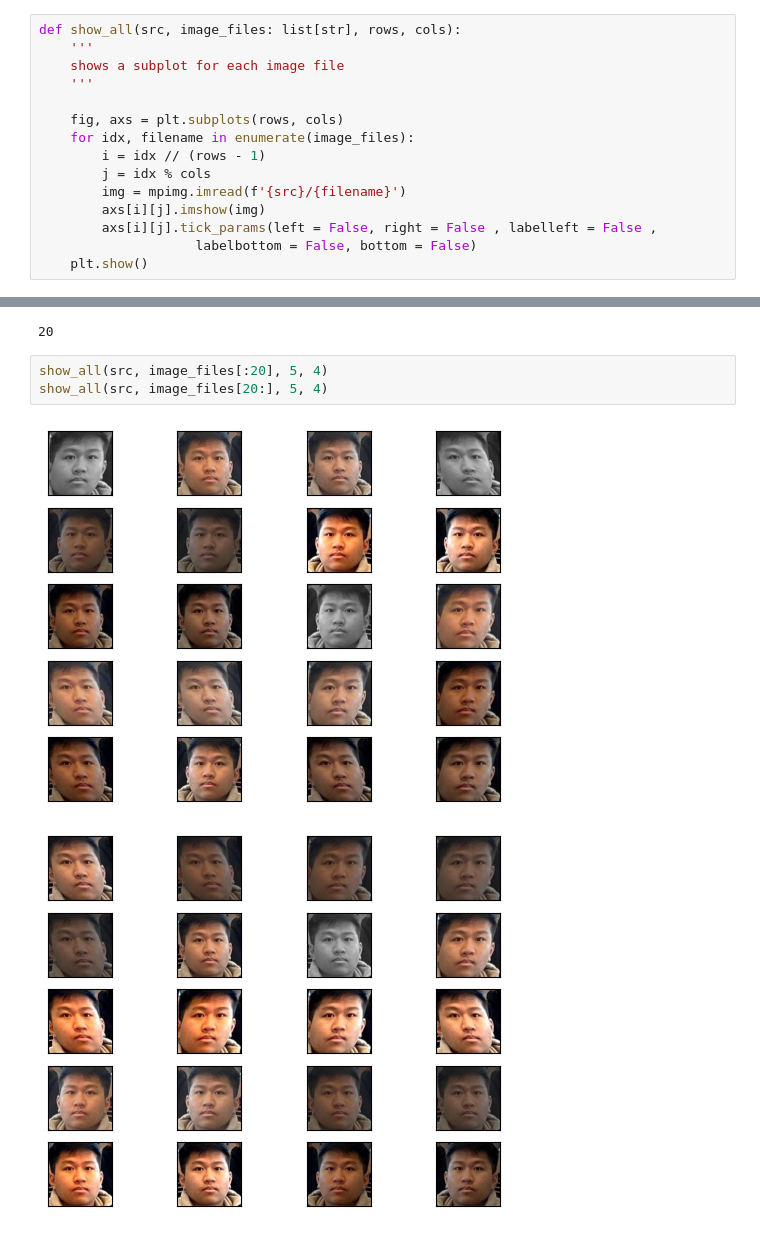
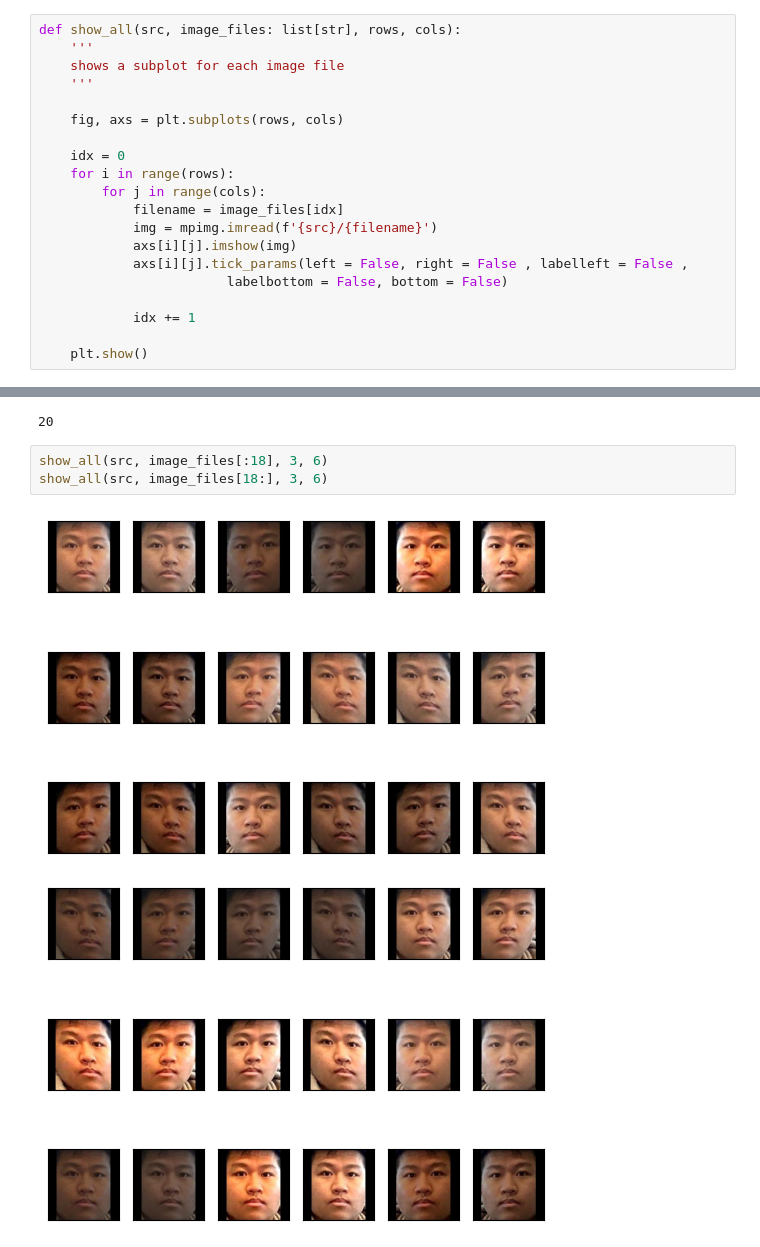
Before and after one commit to iorais/Facial-Recognition, a Jupyter notebook: show_aug_images.ipynb, the cells around one changed output, grey strips where cells are left out. Saved outputs shown, nothing was run; the diff lists cells and outputs as text.

```diff
--- a/show_aug_images.ipynb
+++ b/show_aug_images.ipynb
@@ -16,13 +16,18 @@ def show_all(src, image_files: list[str], rows, cols):
     '''
 
     fig, axs = plt.subplots(rows, cols)
-    for idx, filename in enumerate(image_files):
-        i = idx // (rows - 1)
-        j = idx % cols
-        img = mpimg.imread(f'{src}/{filename}')
-        axs[i][j].imshow(img)
-        axs[i][j].tick_params(left = False, right = False , labelleft = False ,
-                    labelbottom = False, bottom = False)
+
+    idx = 0
+    for i in range(rows):
+        for j in range(cols):
+            filename = image_files[idx]
+            img = mpimg.imread(f'{src}/{filename}')
+            axs[i][j].imshow(img)
+            axs[i][j].tick_params(left = False, right = False , labelleft = False ,
+                        labelbottom = False, bottom = False)
+
+            idx += 1
+
     plt.show()
 # %%
 src = 'training/oraisisaac'
@@ -31,8 +36,8 @@ len(image_files[:20])
 # %% [output]
 20
 # %%
-show_all(src, image_files[:20], 5, 4)
-show_all(src, image_files[20:], 5, 4)
+show_all(src, image_files[:18], 3, 6)
+show_all(src, image_files[18:], 3, 6)
 # %% [output]
-[figure, old version]
+[figure, new version]
-[figure, old version]
+[figure, new version]
```
Also changed, not shown: 7 other files.
